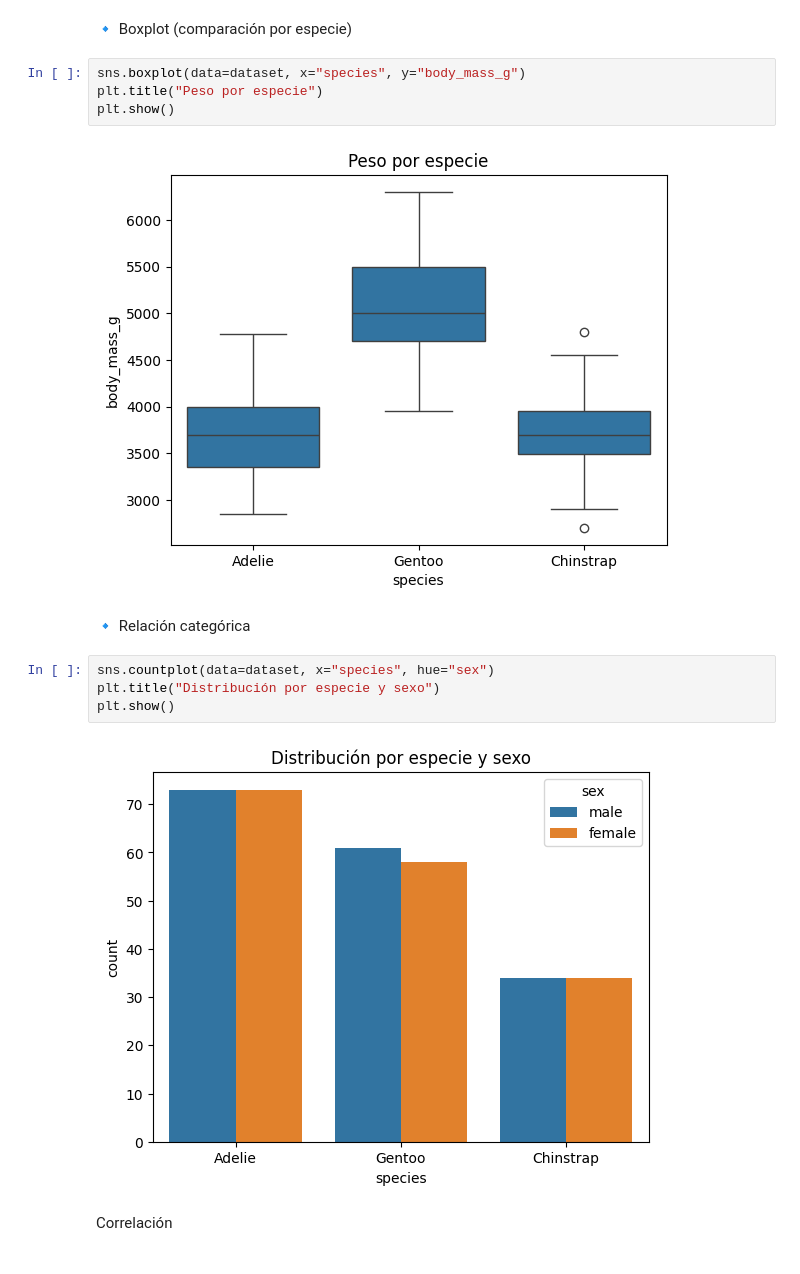
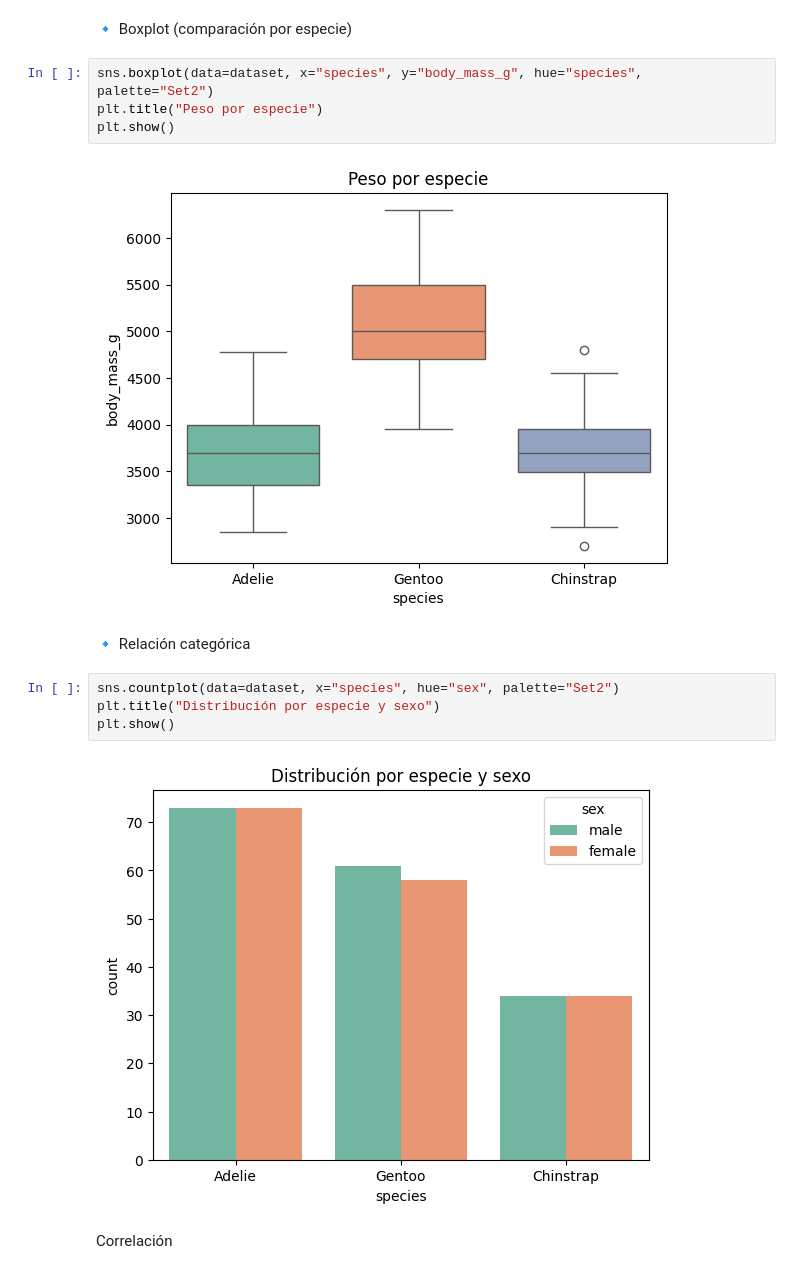
Before and after one commit to Francisco-Javier-Fabian/laboratorio_pinguinos, a Jupyter notebook: pinguinos.ipynb, the cells around one changed output. Drawn from its saved outputs; the diff is of its cells as text.

```diff
--- a/pinguinos.ipynb
+++ b/pinguinos.ipynb
@@ -212,19 +214,19 @@ plt.show()
 
 🔹 Boxplot (comparación por especie)
 # %%
-sns.boxplot(data=dataset, x="species", y="body_mass_g")
+sns.boxplot(data=dataset, x="species", y="body_mass_g", hue="species", palette="Set2")
 plt.title("Peso por especie")
 plt.show()
 # %% [output]
-[figure, old version]
+[figure, new version]
 # %% [markdown]
 🔹 Relación categórica
 # %%
-sns.countplot(data=dataset, x="species", hue="sex")
+sns.countplot(data=dataset, x="species", hue="sex", palette="Set2")
 plt.title("Distribución por especie y sexo")
 plt.show()
 # %% [output]
-[figure, old version]
+[figure, new version]
 # %% [markdown]
 Correlación
 # %%
```
Also changed, not shown: parts of 6 cells of this notebook.
